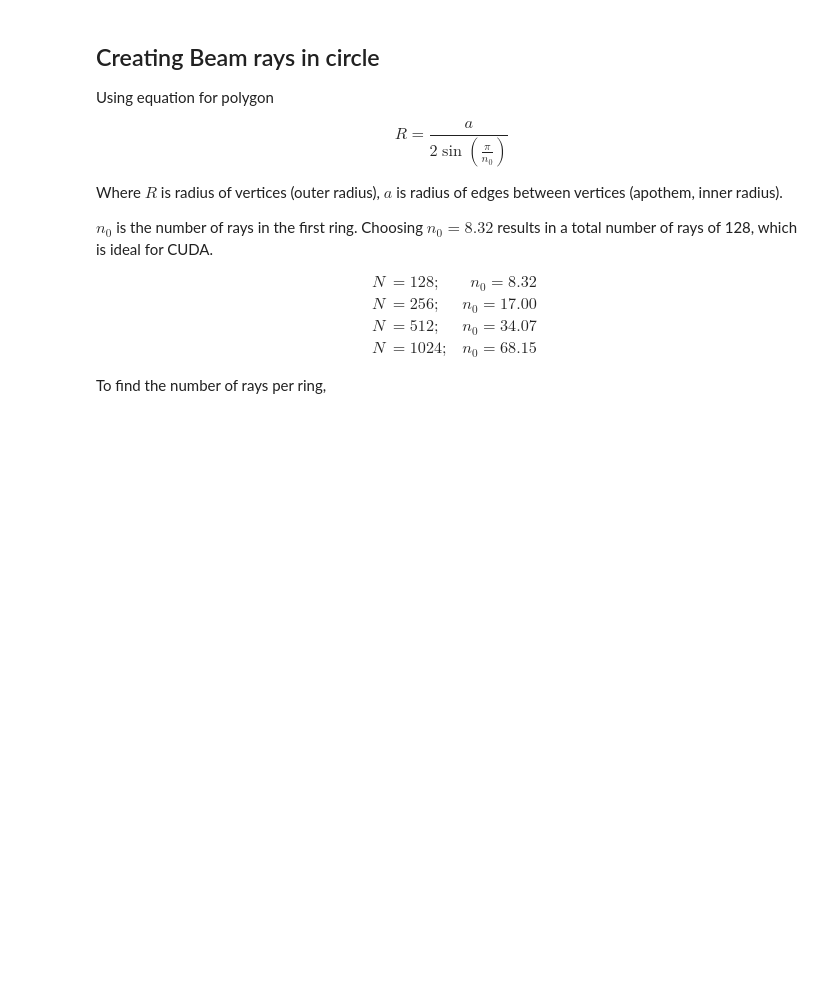
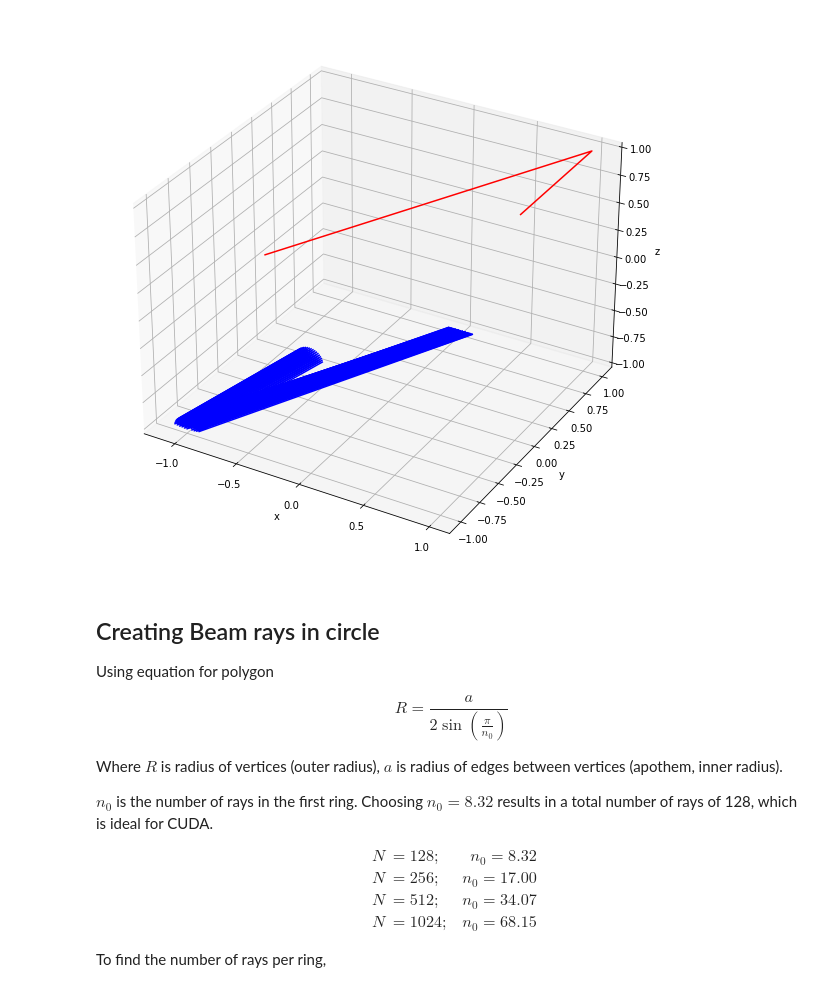
Before and after one commit to cepheid42/cuCBET, a Jupyter notebook: scratch.ipynb, the cells around one changed output. Cells and saved outputs as stored; diff of their text form; code cells hidden in the pictures; blank space fills up the shorter version.

```diff
--- a/scratch.ipynb
+++ b/scratch.ipynb
@@ -4,28 +4,22 @@ import matplotlib.pyplot as plt
 import mpl_toolkits.mplot3d.axes3d as a3d
 %matplotlib inline
 # %%
-beam1 = np.loadtxt('./beam1.csv', dtype=np.float32).reshape((128, 3, 3))
-beam2 = np.loadtxt('./beam2.csv', dtype=np.float32).reshape((128, 3, 3))
-beam3 = np.loadtxt('./beam3.csv', dtype=np.float32).reshape((128, 3, 3))
+xbeam = np.loadtxt('./outputs/xbeam.csv', dtype=np.float32).reshape((-1, 3, 3))
+ybeam = np.loadtxt('./outputs/ybeam.csv', dtype=np.float32).reshape((-1, 3, 3))
 # %%
 fig = plt.figure(figsize=(12, 10))
 ax = fig.add_subplot(111, projection='3d')
 ax.set_xlabel('x')
 ax.set_ylabel('y')
 ax.set_zlabel('z')
-# ax.set_xlim((-1.0, 0.25))
-# ax.set_ylim((-1.0, 0.25))
-# ax.set_zlim((-0.25, 1.0))
 
-# ax.view_init(elev=90, azim=-90)
+ax.plot(xbeam[0, 0, :], xbeam[0, 1, :], xbeam[0, 2, :], 'r')
 
-for r in range(128):
-  ax.scatter(beam1[r, 0, 0], beam1[r, 0, 1], beam1[r, 0, 2], color='r', s=2)
-  ax.scatter(beam2[r, 0, 0], beam2[r, 0, 1], beam2[r, 0, 2], color='r', s=2)
-  ax.scatter(beam3[r, 0, 0], beam3[r, 0, 1], beam3[r, 0, 2], color='r', s=2)
-  ax.plot(beam1[r, :, 0], beam1[r, :, 1], beam1[r, :, 2], 'b')
-  ax.plot(beam2[r, :, 0], beam2[r, :, 1], beam2[r, :, 2], 'm')
-  ax.plot(beam3[r, :, 0], beam3[r, :, 1], beam3[r, :, 2], 'c')
+for r in range(ybeam.shape[0]):
+  ax.plot(ybeam[r, 0, :], ybeam[r, 1, :], ybeam[r, 2, :], 'b')
+  # ax.plot(ybeam[r, :, 0], ybeam[r, :, 1], ybeam[r, :, 2], 'm')
+# %% [output]
+[figure, added]
 # %%
 b_norms = np.asarray(
   [[-1.0, 0.0, 0.0], [0.0, -1.0, 0.0],  [-0.347252784,  -0.782219564,	0.517250479],
```
Also changed, not shown: 1 other file.
